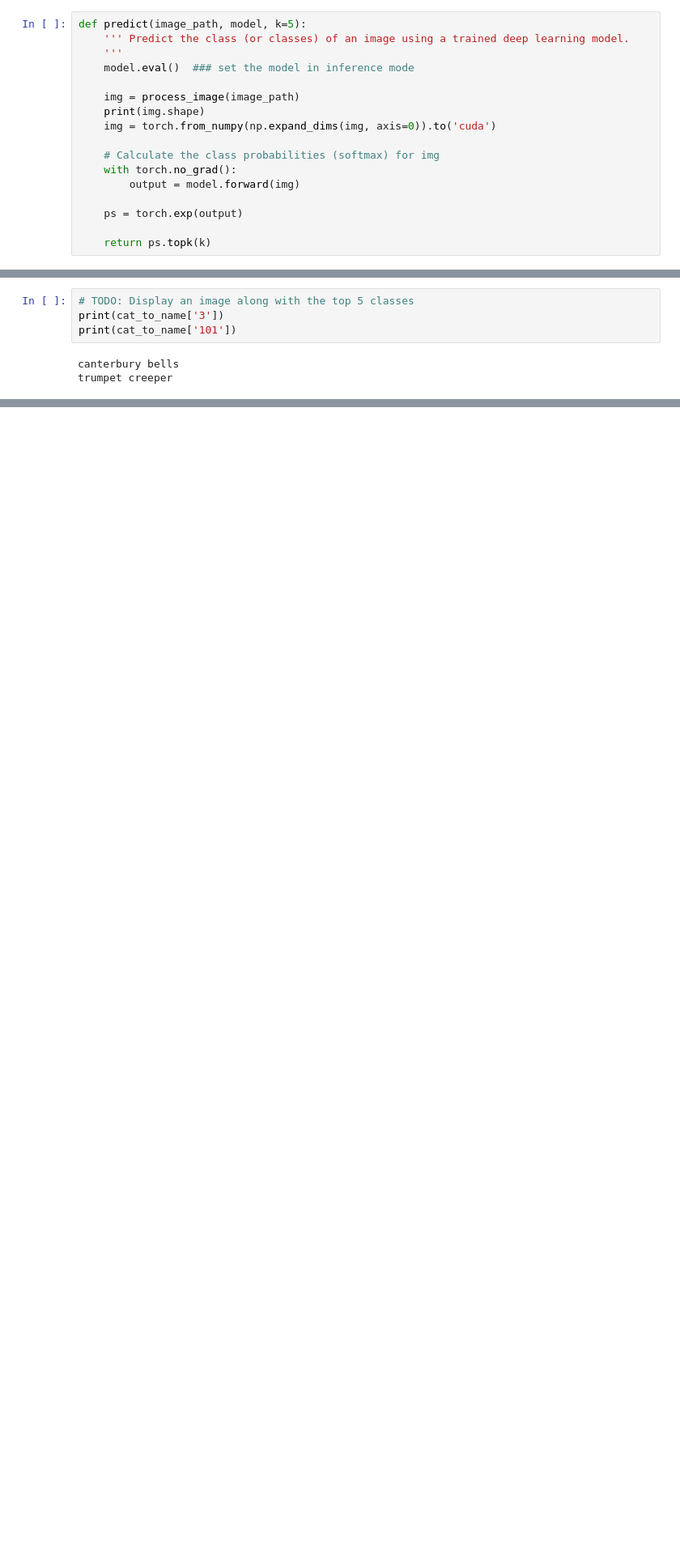
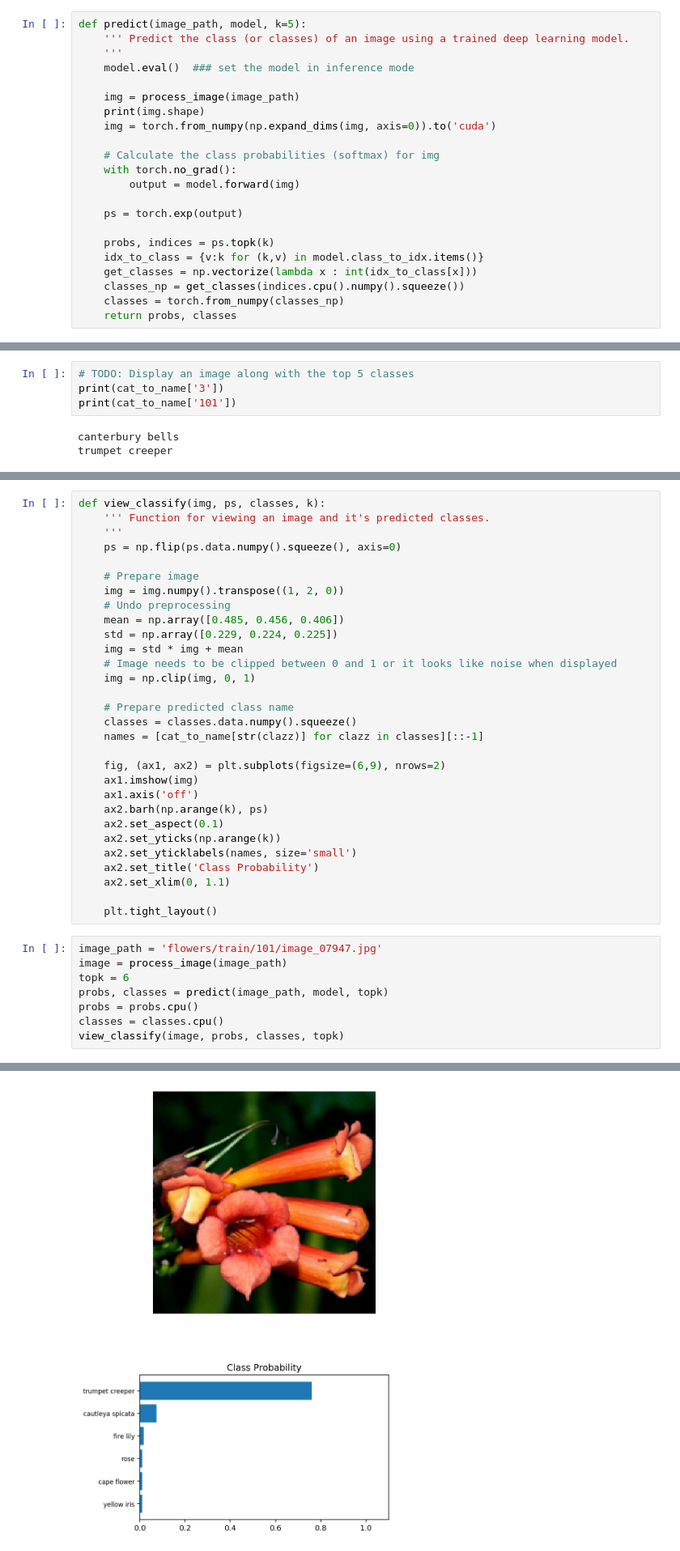
Before and after one commit to jimmyadeline/DSND_Term1, a Jupyter notebook: projects/p2_image_classifier/Image Classifier Project.ipynb, the cells around one changed output, grey strips where cells are left out. Shown at 81% size. Drawn from its saved outputs; the diff is of its cells as text; blank space fills up the shorter version.

```diff
--- a/projects/p2_image_classifier/Image Classifier Project.ipynb
+++ b/projects/p2_image_classifier/Image Classifier Project.ipynb
@@ -478,7 +459,12 @@ def predict(image_path, model, k=5):
 
     ps = torch.exp(output)
 
-    return ps.topk(k)
+    probs, indices = ps.topk(k)
+    idx_to_class = {v:k for (k,v) in model.class_to_idx.items()}
+    get_classes = np.vectorize(lambda x : int(idx_to_class[x]))
+    classes_np = get_classes(indices.cpu().numpy().squeeze())
+    classes = torch.from_numpy(classes_np)
+    return probs, classes
 # %%
 probs, classes = predict('flowers/train/101/image_07947.jpg', model)
 print(probs)
@@ -522,3 +518,42 @@ Now that you can use a trained model for predictions, check to make sure it make
 <img src='assets/inference_example.png' width=300px>
 
 You can convert from the class integer encoding to actual flower names with the `cat_to_name.json` file (should have been loaded earlier in the notebook). To show a PyTorch tensor as an image, use the `imshow` function defined above.
+# %%
+def view_classify(img, ps, classes, k):
+    ''' Function for viewing an image and it's predicted classes.
+    '''
+    ps = np.flip(ps.data.numpy().squeeze(), axis=0)
+
+    # Prepare image
+    img = img.numpy().transpose((1, 2, 0))
+    # Undo preprocessing
+    mean = np.array([0.485, 0.456, 0.406])
+    std = np.array([0.229, 0.224, 0.225])
+    img = std * img + mean
+    # Image needs to be clipped between 0 and 1 or it looks like noise when displayed
+    img = np.clip(img, 0, 1)
+
+    # Prepare predicted class name
+    classes = classes.data.numpy().squeeze()
+    names = [cat_to_name[str(clazz)] for clazz in classes][::-1]
+
+    fig, (ax1, ax2) = plt.subplots(figsize=(6,9), nrows=2)
+    ax1.imshow(img)
+    ax1.axis('off')
+    ax2.barh(np.arange(k), ps)
+    ax2.set_aspect(0.1)
+    ax2.set_yticks(np.arange(k))
+    ax2.set_yticklabels(names, size='small')
+    ax2.set_title('Class Probability')
+    ax2.set_xlim(0, 1.1)
+
+    plt.tight_layout()
+# %%
+image_path = 'flowers/train/101/image_07947.jpg'
+image = process_image(image_path)
+topk = 6
+probs, classes = predict(image_path, model, topk)
+probs = probs.cpu()
+classes = classes.cpu()
+view_classify(image, probs, classes, topk)
+# %% [output]
@@ -524,0 +561 @@ You can convert from the class integer encoding to actual flower names with the
+[figure, added]
```
Also changed, not shown: parts of 9 cells of this notebook.
